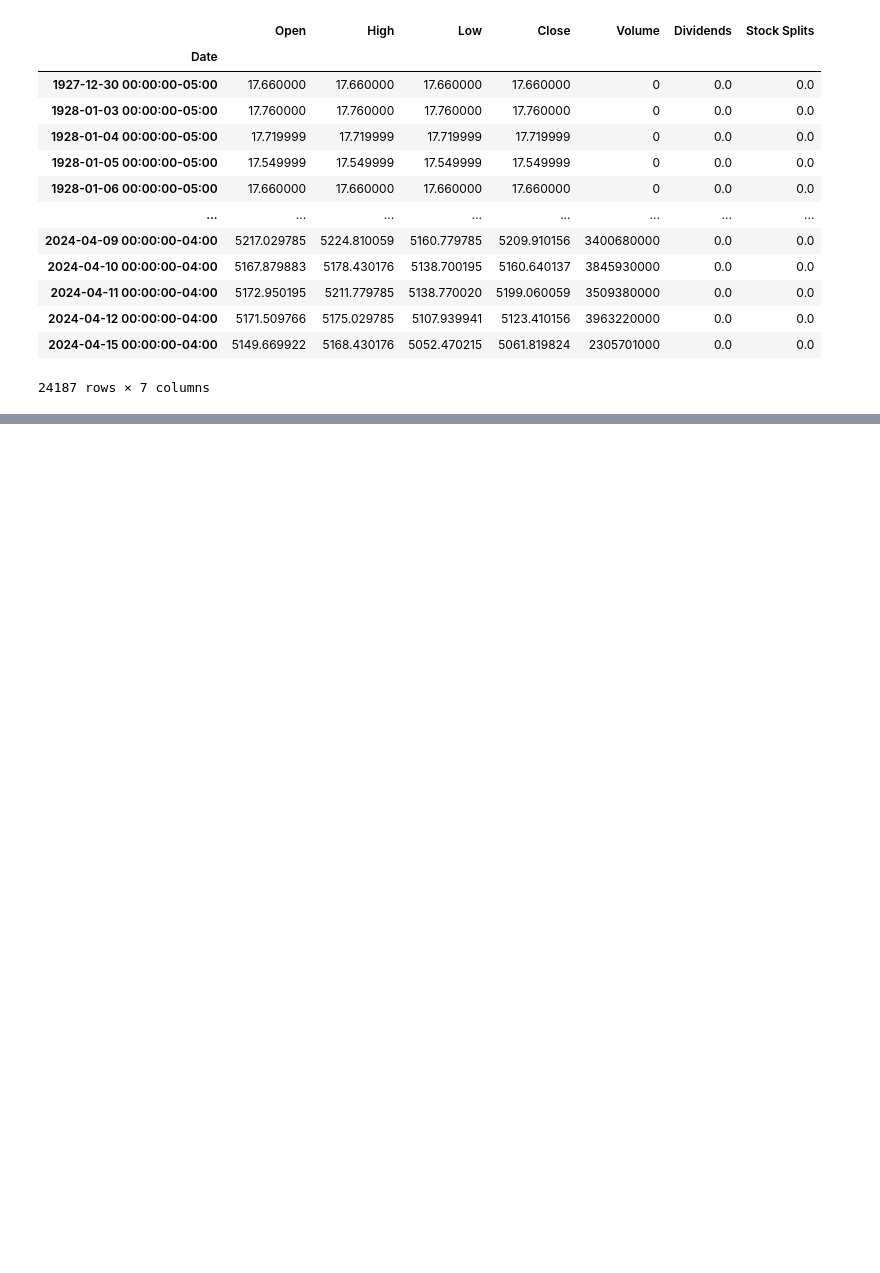
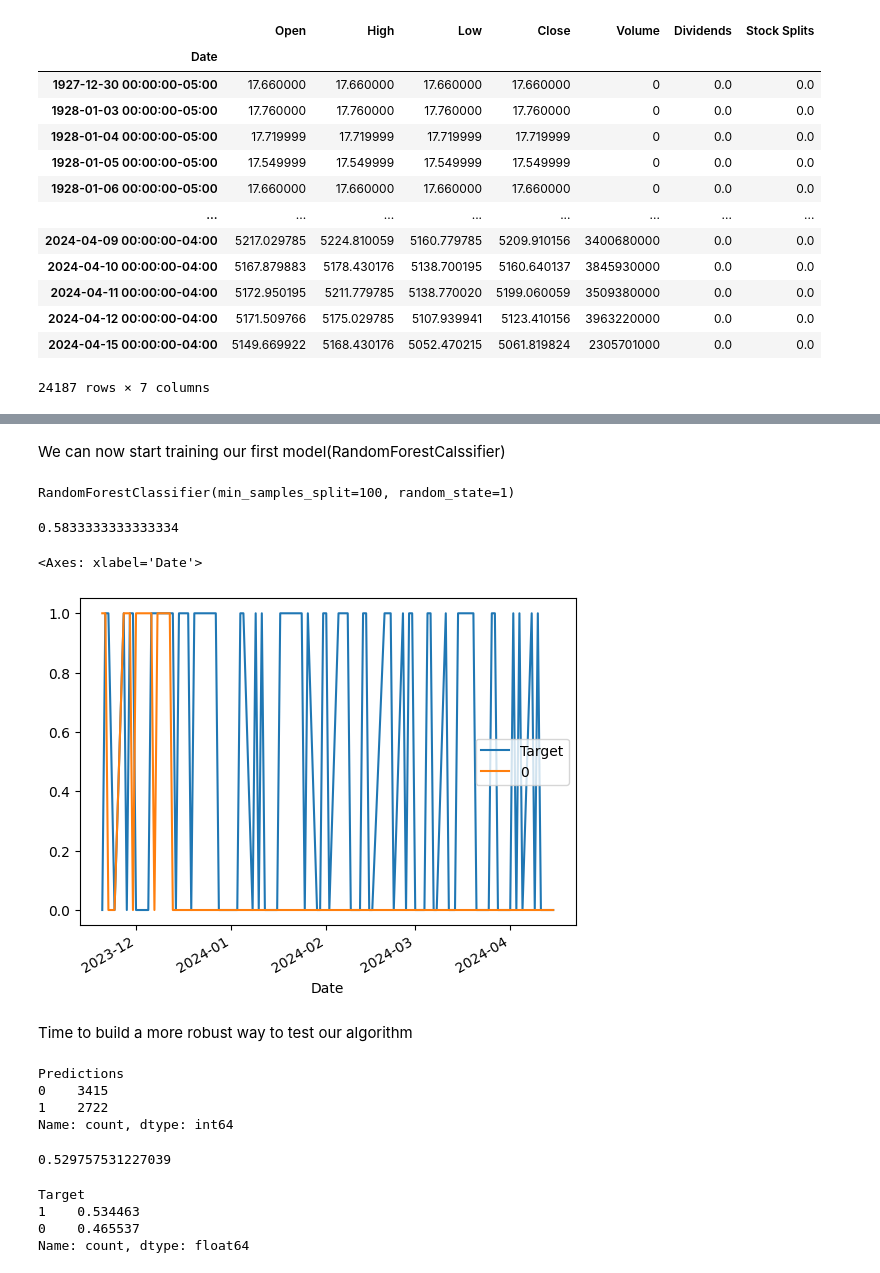
Before and after one commit to AidanNG/Stock-Market-Predictor, a Jupyter notebook: predictor_one.ipynb, the cells around one changed output, grey strips where cells are left out. Saved outputs shown, nothing was run; the diff lists cells and outputs as text; code cells hidden in the pictures; blank space fills up the shorter version.

```diff
--- a/predictor_one.ipynb
+++ b/predictor_one.ipynb
@@ -25,0 +101,4 @@ sp500
+# %%
+#We will want more relevant dates for our prediction so we will remove all data from before 1990
+sp500 = sp500.loc["1990-01-01":].copy()
+sp500
@@ -25,0 +120,38 @@ sp500
+# %% [markdown]
+We can now start training our first model(RandomForestCalssifier)
+# %%
+#we choose this one because it works better with non-linear relationships
+from sklearn.ensemble import RandomForestClassifier
+#might try to raise n_estimators
+model = RandomForestClassifier(n_estimators=100, min_samples_split=100, random_state=1)
+#make train and test sets, make sure to remove knowledge of future
+train = sp500.iloc[:-100]
+test = sp500.iloc[-100:]
+#all columns used to predict
+predictors = ["Close","Volume","High","Low"]
+model.fit(train[predictors], train["Target"])
+# %% [output]
+RandomForestClassifier(min_samples_split=100, random_state=1)
+# %%
+#measure if your model is doing what you think it is(accuracy metric)
+
+from sklearn.metrics import precision_score
+
+preds = model.predict(test[predictors])
+# %%
+#it is a numpy array so we turn it into a pandas series
+import pandas as pd
+pred = pd.Series(preds, index=test.index)
+# %%
+#not the best score, we can improve this model below
+precision_score(test["Target"], preds)
+# %% [output]
+0.5833333333333334
+# %%
+combined = pd.concat([test["Target"], pred], axis = 1)
+combined.plot()
+# %% [output]
+<Axes: xlabel='Date'>
+[figure, added]
+# %% [markdown]
+Time to build a more robust way to test our algorithm
@@ -25,0 +179,18 @@ sp500
+# %%
+predictions["Predictions"].value_counts()
+# %% [output]
+Predictions
+0    3415
+1    2722
+Name: count, dtype: int64
+# %%
+precision_score(predictions["Target"], predictions["Predictions"])
+# %% [output]
+0.529757531227039
+# %%
+predictions["Target"].value_counts() / predictions.shape[0]
+# %% [output]
+Target
+1    0.534463
+0    0.465537
+Name: count, dtype: float64
```
Also changed, not shown: parts of 26 cells of this notebook.
